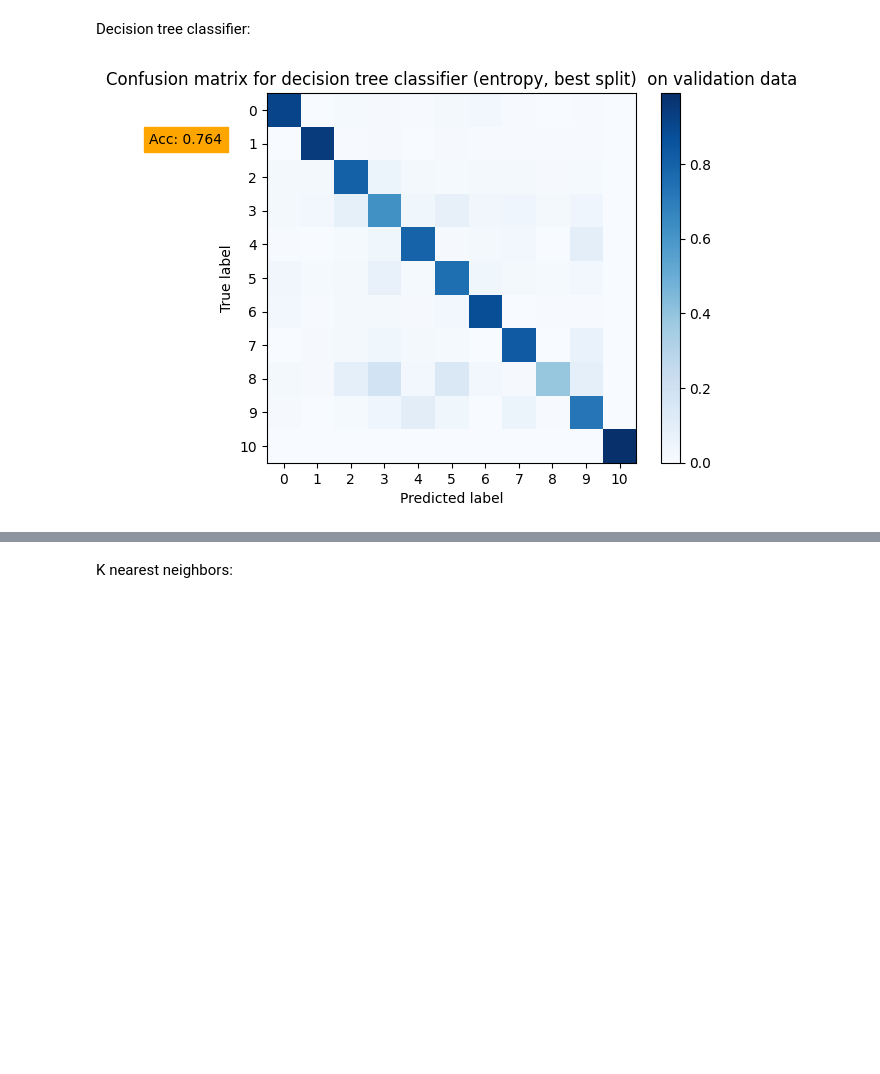
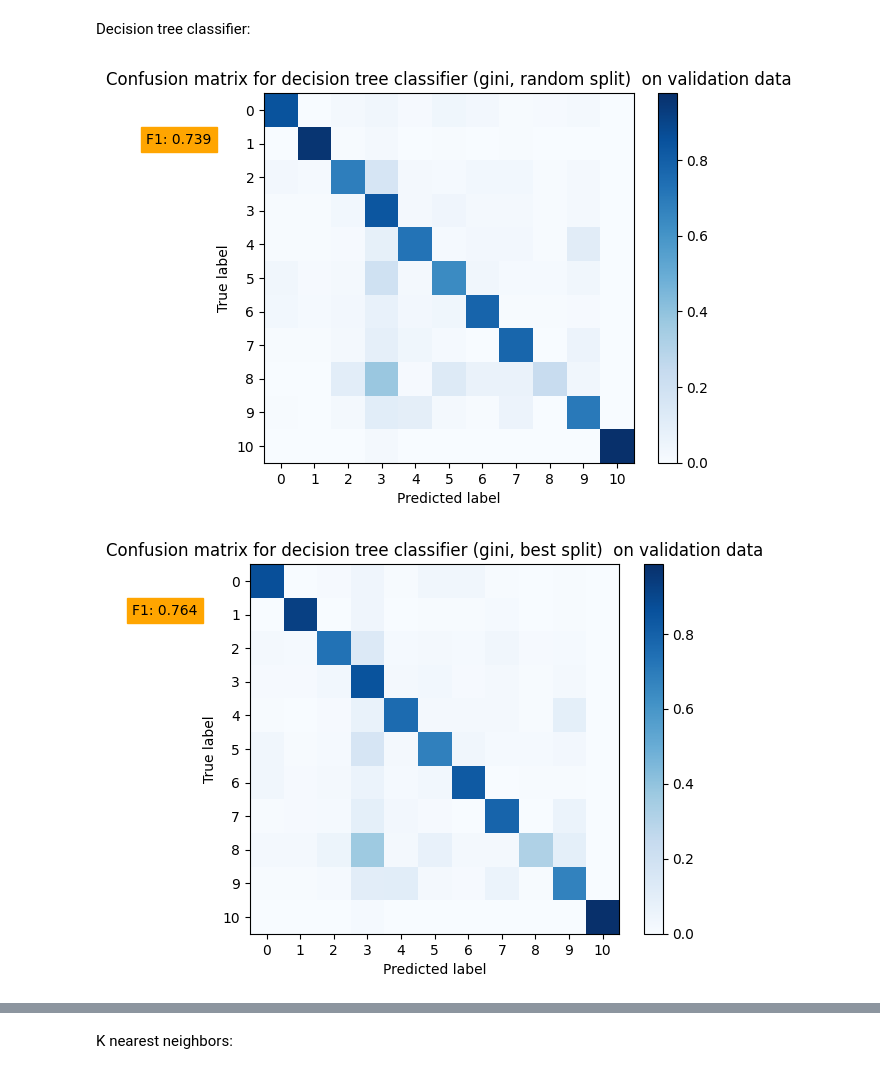
Before and after one commit to SigurdTorsnes/Digit-recognizer, a Jupyter notebook: model_selection.ipynb, the cells around one changed output, grey strips where cells are left out. Cells and saved outputs as stored; diff of their text form; code cells hidden in the pictures; blank space fills up the shorter version.

```diff
--- a/model_selection.ipynb
+++ b/model_selection.ipynb
@@ -20,15 +24,19 @@ X = np.load('MNIST-images.npy')
 
 X = np.where(X<175,0,X) # replace noise in data with 0
 X= X.reshape(X.shape[0], 576) #transform to vector
-
 center_function = lambda x: x - x.mean()
-X = center_function(X) # center the data
-pca = PCA(n_components=75)
-X = pca.fit_transform(X)
+X = center_function(X) # center the data, needed for PCA, but does not impact result if pca is not used
 
 X_train,X_test_val,y_train,y_test_val = train_test_split(X, y, test_size=0.3, random_state = 42)
 X_test,X_val,y_test,y_val = train_test_split(X_test_val, y_test_val, test_size=0.5, random_state = 42)
 
+pca = PCA(n_components=35)
+
+pca.fit(X_train) # Have to fit on training data to avoid learning test/val data
+X_train = pca.transform(X_train)
+X_test = pca.transform(X_test)
+X_val = pca.transform(X_val)
+
 potential_models = pd.DataFrame(columns=['Classifier name','Accuracy score','F1 score','Classifier object'])
 # %% [markdown]
 Resample
@@ -69,7 +78,7 @@ plt.show()
 # %% [markdown]
 Function for evaltuating a given classifier. Currently we do this by checking the accuracy score and by plotting the confusion matrix
 # %%
-def plot_c_matrix(clf, classifier_name,accuracy):
+def plot_c_matrix(clf, classifier_name,f1_score):
     disp = ConfusionMatrixDisplay.from_estimator(
             clf,
             X_val,
@@ -80,7 +89,7 @@ def plot_c_matrix(clf, classifier_name,accuracy):
             normalize='true',
         )
     disp.ax_.set_title("Confusion matrix for " + str(classifier_name) +"  on validation data")
-    plt.text(-4, 1, f'Acc: {str(round(accuracy,3))}', backgroundcolor = 'orange', fontsize = 10)
+    plt.text(-4, 1, f'F1: {str(round(f1_score,3))}', backgroundcolor = 'orange', fontsize = 10)
     plt.show()
 
 def evaluate_classifier(clf,classifier_name):
@@ -89,7 +98,7 @@ def evaluate_classifier(clf,classifier_name):
     accuracy = metrics.accuracy_score(y_val,y_pred)
     f1_score = metrics.f1_score(y_val,y_pred, average='macro')
 
-    plot_c_matrix(clf,classifier_name,accuracy)
+    plot_c_matrix(clf,classifier_name,f1_score)
 
     current_accuracy_dict = {
     'Classifier name' : [classifier_name],
@@ -102,20 +111,21 @@ def evaluate_classifier(clf,classifier_name):
 # %% [markdown]
 Decision tree classifier:
 # %%
-# dtc = DecisionTreeClassifier(splitter='random', random_state=1)
-# dtc_accuracy = evaluate_classifier(dtc,"decision tree classifier (gini, random split)")
-# potential_models = pd.concat([potential_models, dtc_accuracy],ignore_index=True)
+dtc = DecisionTreeClassifier(splitter='random', random_state=1)
+dtc_accuracy = evaluate_classifier(dtc,"decision tree classifier (gini, random split)")
+potential_models = pd.concat([potential_models, dtc_accuracy],ignore_index=True)
 
-# dtc = DecisionTreeClassifier(splitter='best', random_state=1)
-# dtc_accuracy = evaluate_classifier(dtc,"decision tree classifier (gini, best split)")
-# potential_models = pd.concat([potential_models, dtc_accuracy],ignore_index=True)
+dtc = DecisionTreeClassifier(splitter='best', random_state=1)
+dtc_accuracy = evaluate_classifier(dtc,"decision tree classifier (gini, best split)")
+potential_models = pd.concat([potential_models, dtc_accuracy],ignore_index=True)
 
-# dtc = DecisionTreeClassifier(splitter='random', criterion='entropy', random_state=1)
-# dtc_accuracy = evaluate_classifier(dtc,"decision tree classifier (entropy, random split)")
-# potential_models = pd.concat([potential_models, dtc_accuracy],ignore_index=True)
+dtc = DecisionTreeClassifier(splitter='random', criterion='entropy', random_state=1)
+dtc_accuracy = evaluate_classifier(dtc,"decision tree classifier (entropy, random split)")
+potential_models = pd.concat([potential_models, dtc_accuracy],ignore_index=True)
 
 dtc = DecisionTreeClassifier(splitter='best', criterion='entropy', random_state=1)
 dtc_accuracy = evaluate_classifier(dtc,"decision tree classifier (entropy, best split)")
 potential_models = pd.concat([potential_models, dtc_accuracy],ignore_index=True)
 # %% [output]
-[figure, old version]
+[figure, new version]
+[figure, added]
```
Also changed, not shown: parts of 6 cells of this notebook, 1 other file.
